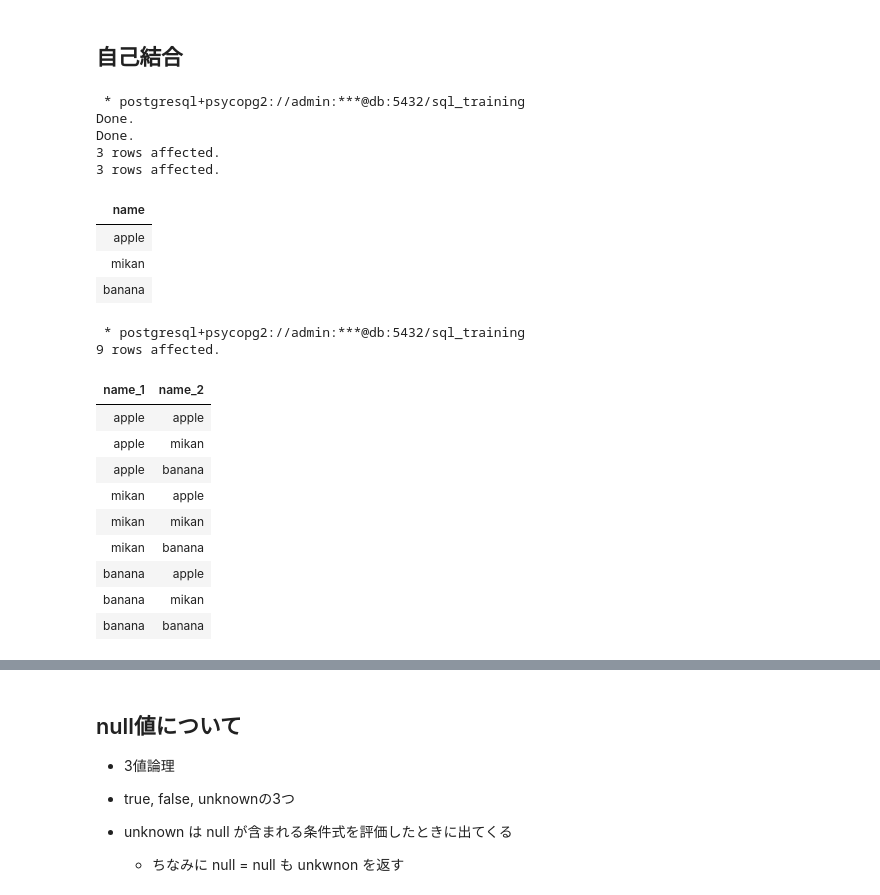
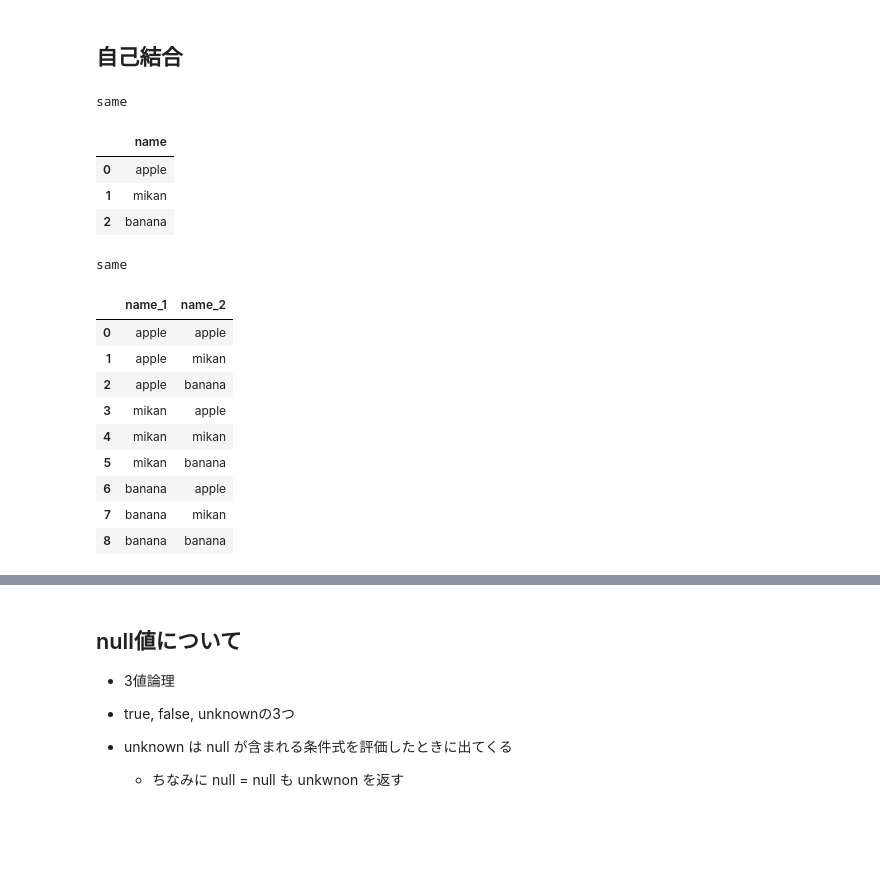
Before and after one commit to AtsushiEGW/sql_training, a Jupyter notebook: learning/learning_sql.ipynb, the cells around one changed output, grey strips where cells are left out. Drawn from its saved outputs; the diff is of its cells as text; code cells hidden in the pictures; blank space fills up the shorter version.

```diff
--- a/learning/learning_sql.ipynb
+++ b/learning/learning_sql.ipynb
@@ -16,0 +4,19 @@ PG_URL = (
+# %%
+import os
+from runner import DualRunner
+
+PG_CONNINFO = (
+    f"host=127.0.0.1 "
+    f"port={os.getenv("POSTGRES_PORT", 5432)} "
+    f"dbname={os.getenv("POSTGRES_DB")} "
+    f"user={os.getenv("POSTGRES_USER")} "
+    f"password={os.getenv("POSTGRES_PASSWORD")}"
+)
+
+runner = DualRunner(
+    pg_conninfo=PG_CONNINFO,
+    duckdb_path=":memory:"
+)
+# %%
+display(runner.run_pg("select version()"))
+display(runner.run_dd("select version()"))
@@ -167,7 +199,8 @@ from server_load_sample
 # %% [markdown]
 ## 自己結合
 # %%
-%%sql
+runner.check("""--sql
+
 -- 自己結合
 drop table if exists fruits;
 create table fruits (
@@ -176,36 +209,36 @@ create table fruits (
 insert into fruits (name) values
 ('apple'), ('mikan'), ('banana');
 select * from fruits;
+
+""")
 # %% [output]
- * postgresql+psycopg2://admin:***@db:5432/sql_training
-Done.
-Done.
-3 rows affected.
-3 rows affected.
+same
-| name |
-| apple |
-| mikan |
-| banana |
+|  | name |
+| 0 | apple |
+| 1 | mikan |
+| 2 | banana |
 # %%
-%%sql
+runner.check("""--sql
+
 -- 単純な順序対
 -- 直積を作る
 select
     f1.name as name_1,
     f2.name as name_2
 from fruits as f1
-cross join fruits as f2; -- cross join は結合条件が存在しない
+cross join fruits as f2 -- cross join は結合条件が存在しない
+
+""")
 # %% [output]
- * postgresql+psycopg2://admin:***@db:5432/sql_training
-9 rows affected.
+same
-| name_1 | name_2 |
-| apple | apple |
-| apple | mikan |
-| apple | banana |
-| mikan | apple |
-| mikan | mikan |
-| mikan | banana |
-| banana | apple |
-| banana | mikan |
-| banana | banana |
+|  | name_1 | name_2 |
+| 0 | apple | apple |
+| 1 | apple | mikan |
+| 2 | apple | banana |
+| 3 | mikan | apple |
+| 4 | mikan | mikan |
+| 5 | mikan | banana |
+| 6 | banana | apple |
+| 7 | banana | mikan |
+| 8 | banana | banana |
 # %%
```
Also changed, not shown: parts of 33 cells of this notebook, 14 other files.
